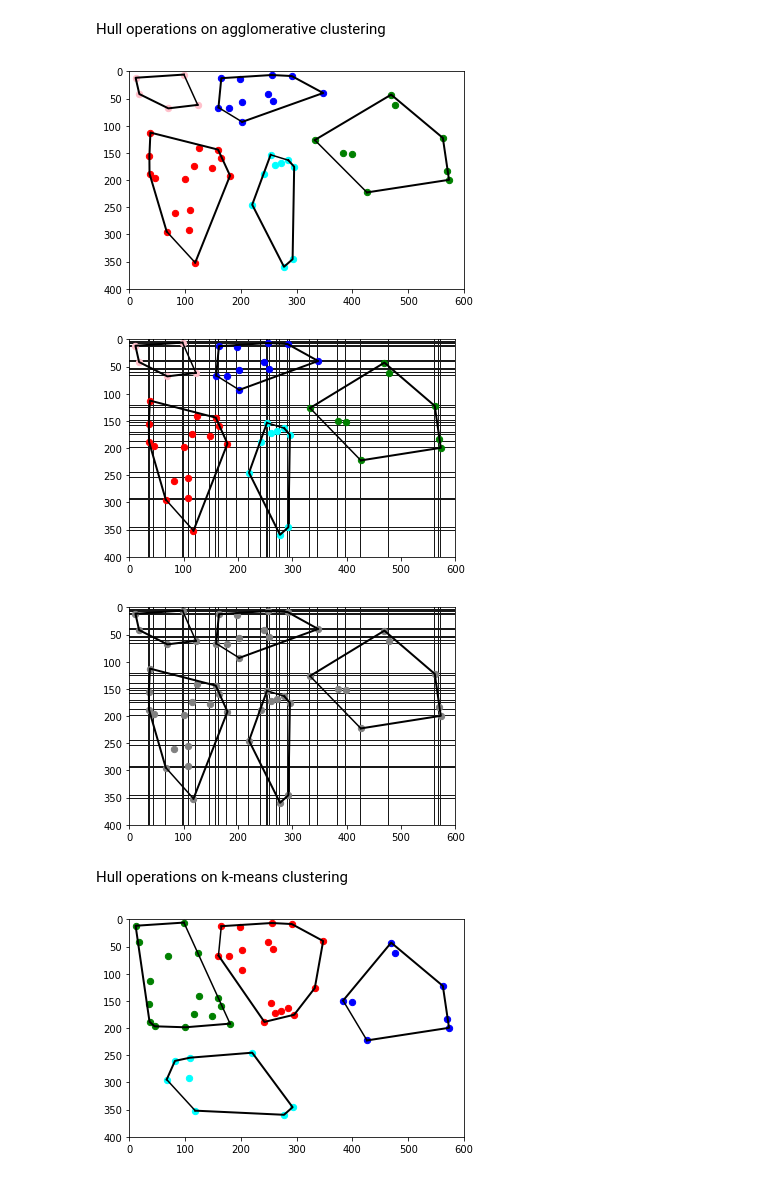
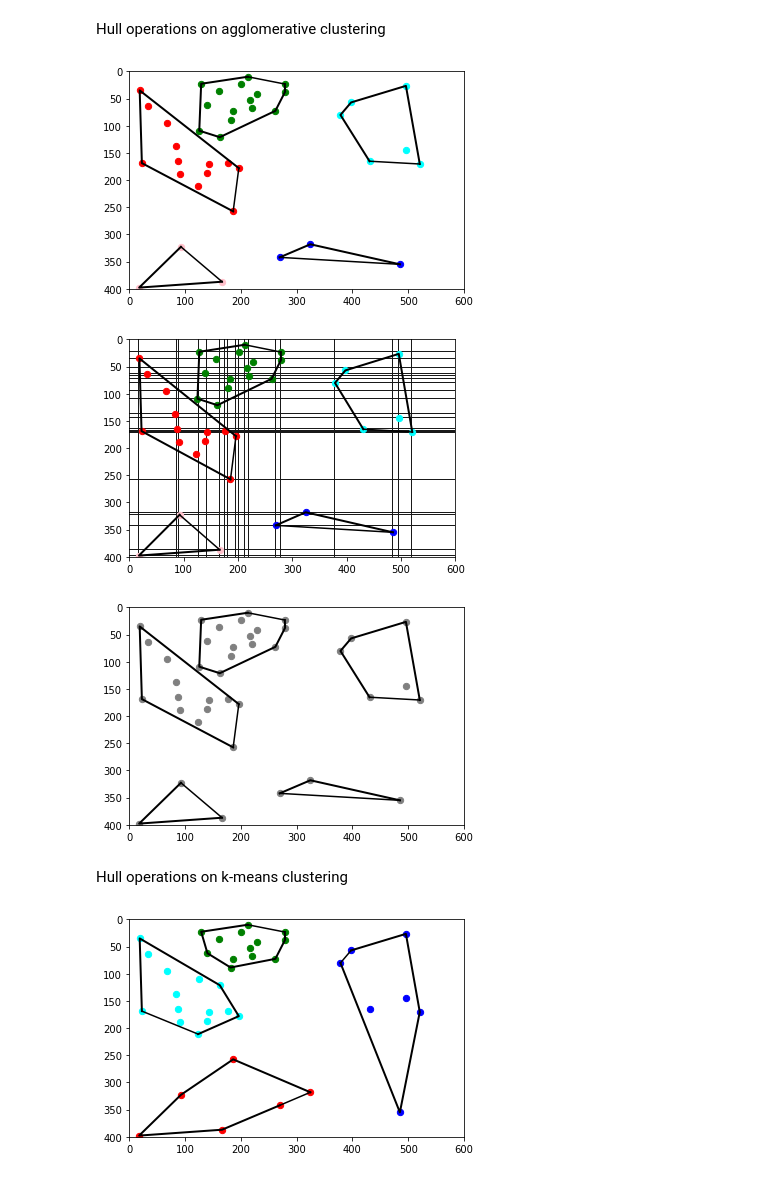
Before and after one commit to merttoka/vis_composition, a Jupyter notebook: Visual_Comp_v0.2.1.ipynb, the cells around one changed output. Cells and saved outputs as stored; diff of their text form; code cells hidden in the pictures.

```diff
--- a/Visual_Comp_v0.2.1.ipynb
+++ b/Visual_Comp_v0.2.1.ipynb
@@ -80,5 +80,5 @@ def create_field(ran_pnts=10,
 
     return np.column_stack((r1,r2)), field
 # %%
-points, _f = create_field(50)
+points, _f = create_field(40)
 # %% [output]
@@ -175,24 +175,24 @@ Hull operations on agglomerative clustering
 for i in range(5):
     createHull(points[y_hc == i], True, colors[i], drawFigure=False)
 # %% [output]
-[figure, old version]
+[figure, new version]
 # %%
 for i in range(5):
     createHull(points[y_hc == i], True, colors[i], drawFigure=True)
 # %% [output]
-[figure, old version]
+[figure, new version]
 # %%
 for i in range(5):
-    createHull(points[y_hc == i], True, 'gray', drawFigure=True)
+    createHull(points[y_hc == i], True, 'gray', drawFigure=False)
 # %% [output]
-[figure, old version]
+[figure, new version]
 # %% [markdown]
 Hull operations on k-means clustering
 # %%
 for i in range(4):
     createHull(points[y_km == i], True, colors[i], drawFigure=False)
 # %% [output]
-[figure, old version]
+[figure, new version]
 # %%
 for i in range(4):
     createHull(points[y_km == i], True, colors[i], drawFigure=True)
```
Also changed, not shown: parts of 8 cells of this notebook, 2 other files.
